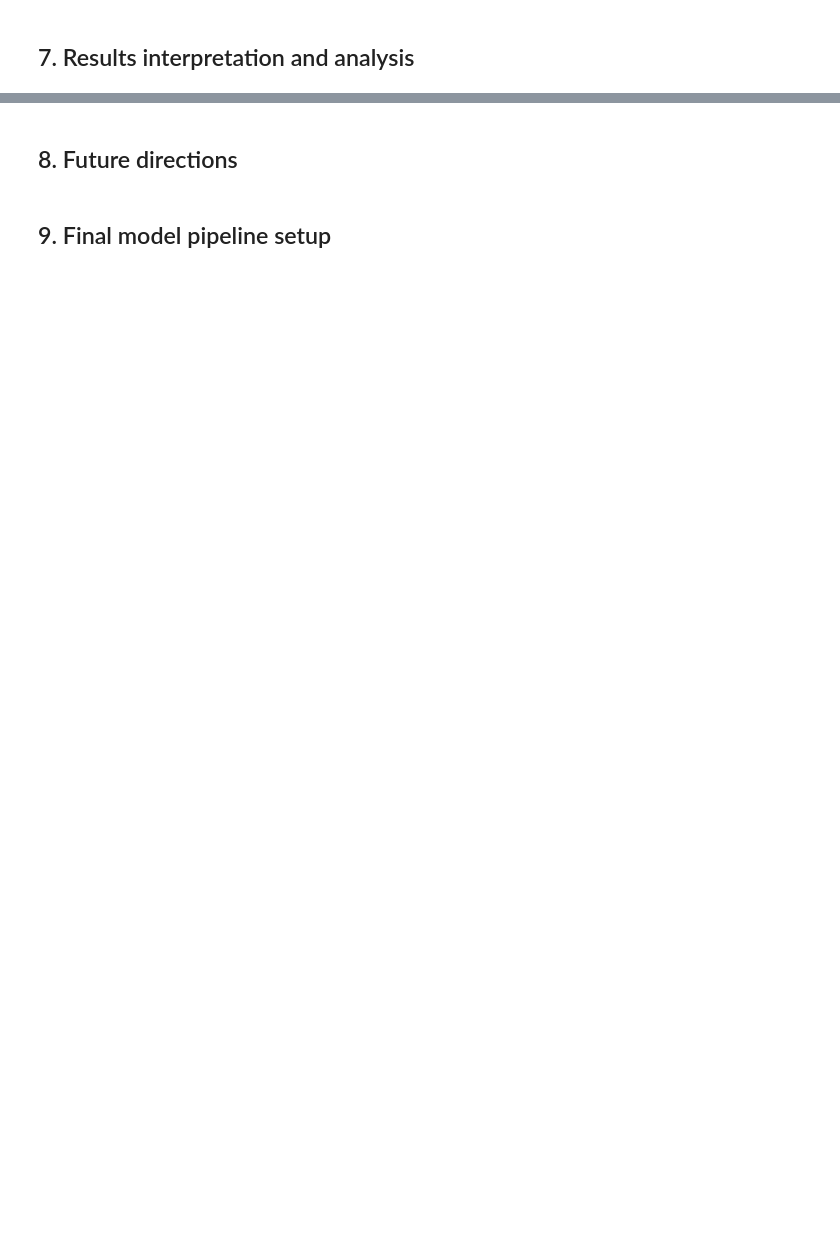
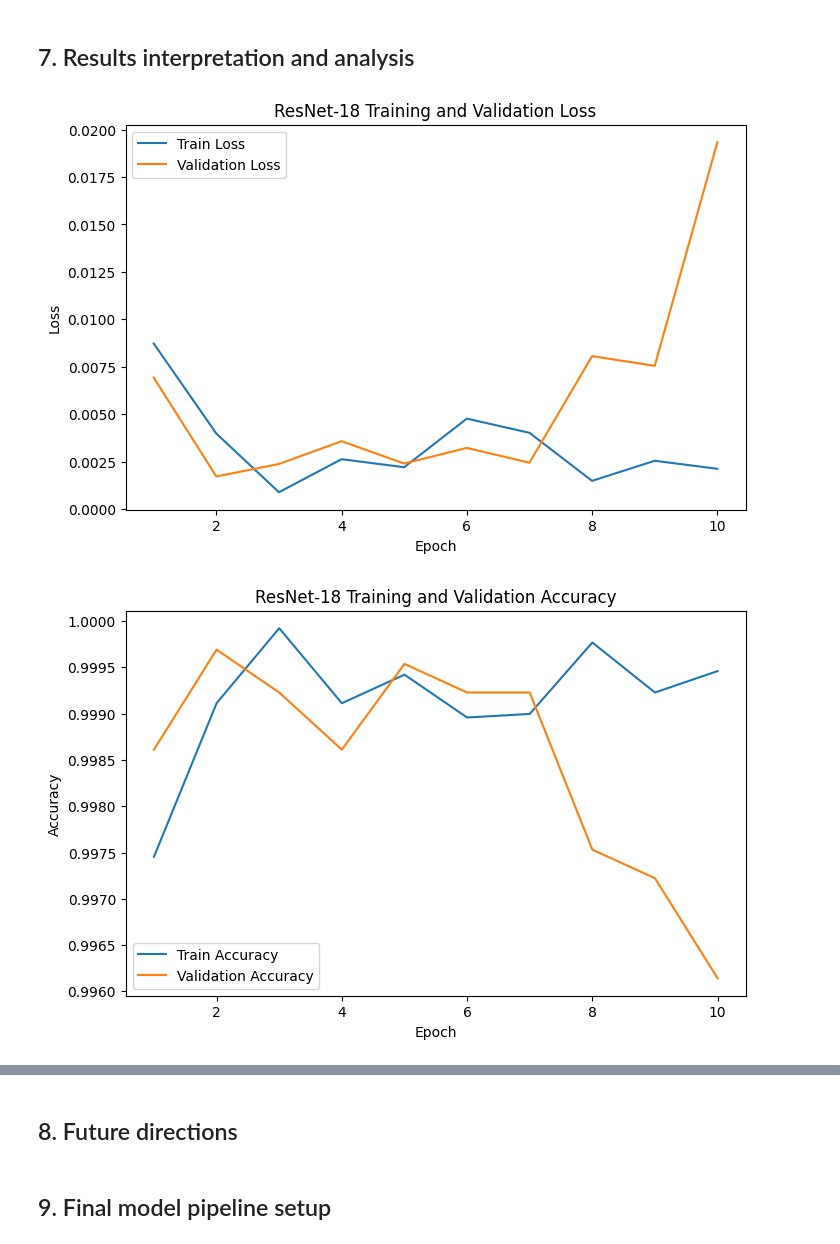
Before and after one commit to cindyrenxy/ac209b-project, a Jupyter notebook: ms3.ipynb, the cells around one changed output, grey strips where cells are left out. Drawn from its saved outputs; the diff is of its cells as text; code cells hidden in the pictures; blank space fills up the shorter version.

Commit message:
Updated on baseline model executions

```diff
--- a/ms3.ipynb
+++ b/ms3.ipynb
@@ -176,0 +322,8 @@ A simple but relevant baseline for image classification is a small CNN or a tran
+# %%
+model = models.resnet18(weights=models.ResNet18_Weights.DEFAULT)
+
+# replace final fully connected layer
+model.fc = nn.Linear(model.fc.in_features, num_classes)
+
+model = model.to(device)
+print(model)
@@ -176,0 +371,8 @@ A simple but relevant baseline for image classification is a small CNN or a tran
+# %%
+# Loss and optimizer
+criterion = nn.CrossEntropyLoss()
+
+optimizer = optim.Adam(
+    filter(lambda p: p.requires_grad, model.parameters()),
+    lr=1e-4
+)
@@ -177,2 +511,28 @@ A simple but relevant baseline for image classification is a small CNN or a tran
 # %% [markdown]
 ## 7. Results interpretation and analysis
+# %%
+if len(history["train_loss"]) > 0:
+    epochs = range(1, len(history["train_loss"]) + 1)
+
+    plt.figure(figsize=(8, 5))
+    plt.plot(epochs, history["train_loss"], label="Train Loss")
+    plt.plot(epochs, history["val_loss"], label="Validation Loss")
+    plt.xlabel("Epoch")
+    plt.ylabel("Loss")
+    plt.title("ResNet-18 Training and Validation Loss")
+    plt.legend()
+    plt.show()
+
+    plt.figure(figsize=(8, 5))
+    plt.plot(epochs, history["train_acc"], label="Train Accuracy")
+    plt.plot(epochs, history["val_acc"], label="Validation Accuracy")
+    plt.xlabel("Epoch")
+    plt.ylabel("Accuracy")
+    plt.title("ResNet-18 Training and Validation Accuracy")
+    plt.legend()
+    plt.show()
+else:
+    print("No training history available.")
+# %% [output]
+[figure, added]
+[figure, added]
```
Also changed, not shown: parts of 25 cells of this notebook.
